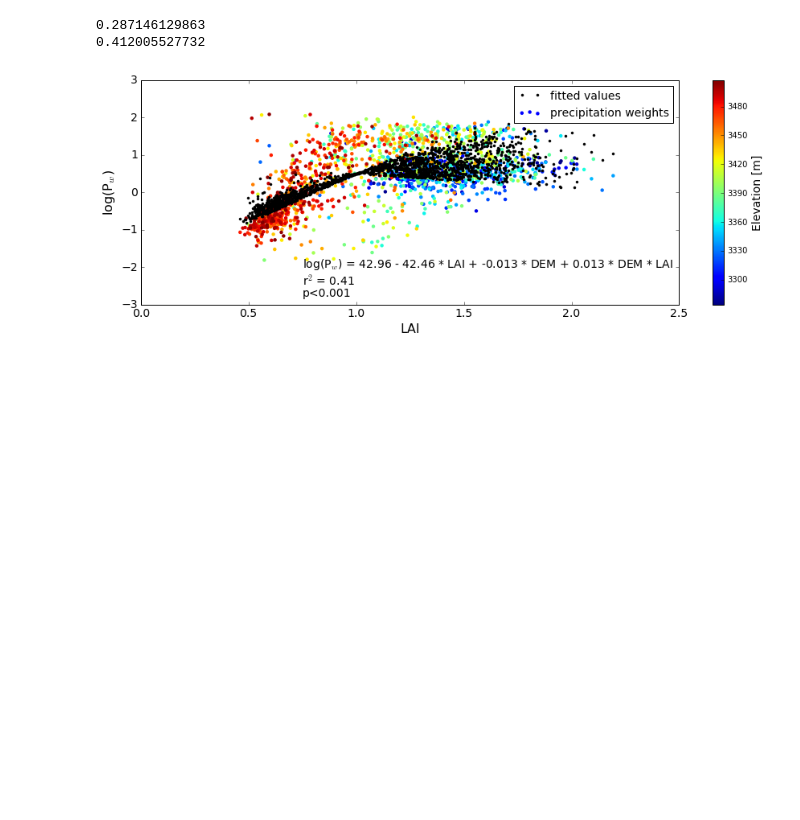
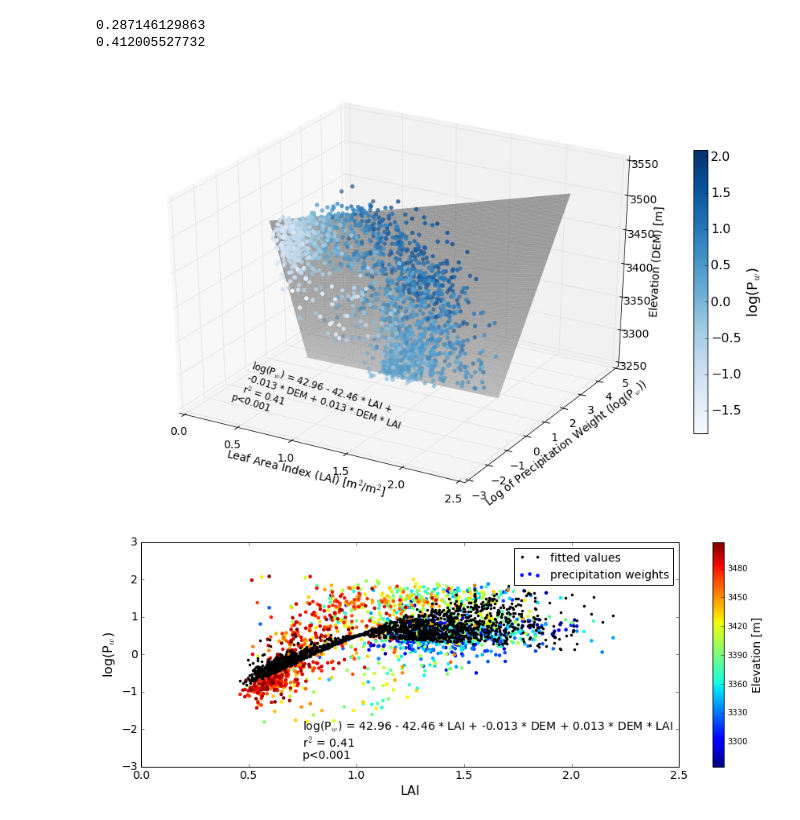
Before and after one commit to theobarnhart/rhessys_prep_analysis, a Jupyter notebook: ComoCreek/lai_jepsen_weights_relationship_landsat_lai.ipynb, the cells around one changed output. Cells and saved outputs as stored; diff of their text form; code cells hidden in the pictures; blank space fills up the shorter version.

```diff
--- a/ComoCreek/lai_jepsen_weights_relationship_landsat_lai.ipynb
+++ b/ComoCreek/lai_jepsen_weights_relationship_landsat_lai.ipynb
@@ -109,6 +111,51 @@ print mod.rsquared
 # %% [output]
 0.287146129863
 0.412005527732
+# %%
+# create regression surface to plot
+n = 1000
+
+xs = np.linspace(tmp.lai.min(),tmp.lai.max(),n)
+ys = np.linspace(tmp.elev.min(),tmp.elev.max(),n)
+
+xs,ys = np.meshgrid(xs,ys)
+
+'log(P$_w$) = 42.96 - 42.46 * LAI + -0.013 * DEM + 0.013 * DEM * LAI'
+
+def makesurf(lai,elev,n):
+    return 42.96 - (42.46 * lai) + (-0.013 * elev) + (0.013 * (elev * lai))
+
+zs = makesurf(xs,ys,n)
+
+# compute vmin and vmax
+
+vals = [zs.min(),zs.max(),tmp.trans_weight.min(),tmp.trans_weight.max()]
+val = np.max([np.abs(np.min(vals)),np.abs(np.max(vals))])
+vmin = -1.*val
+vmax = val
+# %%
+formula = 'log(P$_w$) = 42.96 - 42.46 * LAI +\n-0.013 * DEM + 0.013 * DEM * LAI'
+fig = plt.figure(figsize=(12,8))
+ax = fig.add_subplot(111, projection='3d')
+scat = ax.scatter3D(tmp.lai,tmp.trans_weight,zs=tmp.elev,c=tmp.trans_weight,s=30,edgecolor='None',cmap='Blues')
+ax.plot_surface(xs, zs, ys,alpha=0.5,edgecolor='None',color='0.5')
+ax.set_ylabel('Log of Precipitation Weight (log(P$_w$))', fontsize=14)
+ax.set_xlabel('Leaf Area Index (LAI) [m$^2$/m$^2$]', fontsize=14)
+ax.set_zlabel('Elevation (DEM) [m]', fontsize = 14)
+ax.text(0.1,-0.75,3250,formula, fontsize=12, zdir='x')
+ax.text(0.2,-1.5,3250,'r$^2$ = %.2f'%mod.rsquared,fontsize=12,zdir='x')
+ax.text(0.2,-2,3250,'p<0.001', fontsize=12,zdir='x')
+cb = plt.colorbar(scat,fraction=0.046, pad=0.01, shrink = 0.65)
+cb.set_label('log(P$_w$)', fontsize=18)
+cb.ax.tick_params(labelsize=16)
+[tick.label.set_fontsize(14) for tick in ax.xaxis.get_major_ticks()];
+[tick.label.set_fontsize(14) for tick in ax.yaxis.get_major_ticks()];
+[tick.label.set_fontsize(14) for tick in ax.zaxis.get_major_ticks()];
+plt.tight_layout()
+plt.savefig('./figures/Pweight_lai_elev_perspective.pdf',bbox_inches='tight')
+plt.savefig('./figures/Pweight_lai_elev_perspective.png',bbox_inches='tight',dpi=300)
+# %% [output]
+[figure, added]
 # %%
 formula = 'log(P$_w$) = 42.96 - 42.46 * LAI + -0.013 * DEM + 0.013 * DEM * LAI'
 plt.figure(figsize=(15,5))
```
Also changed, not shown: parts of 1 cell of this notebook, 5 other files.
